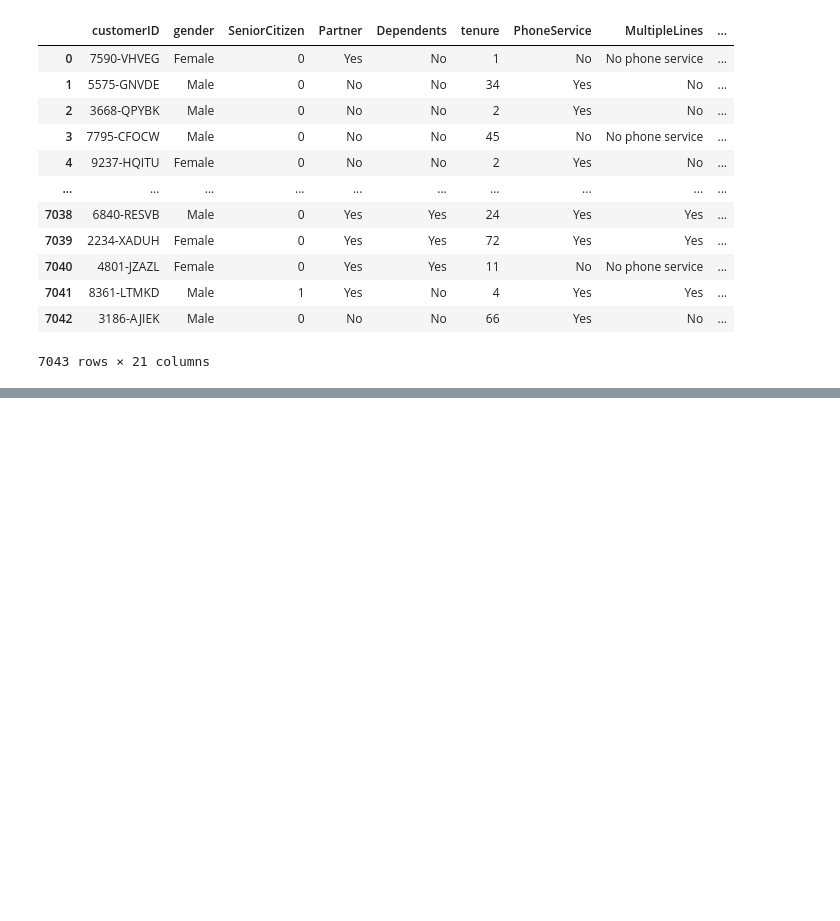
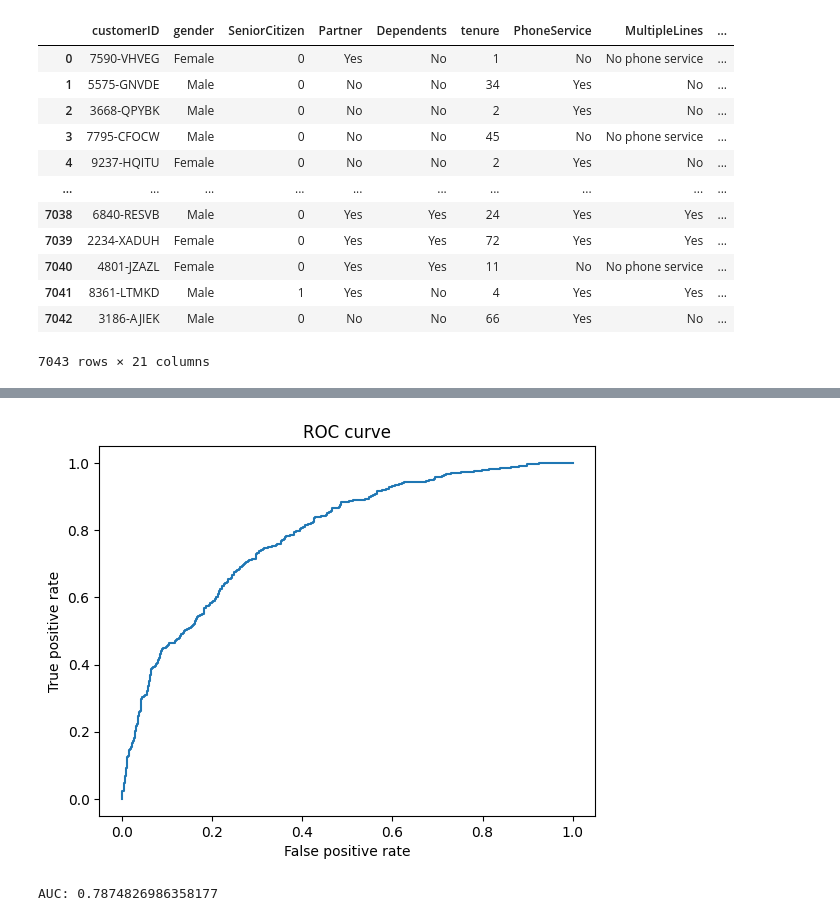
Before and after one commit to sanjayi2000/MachineLearning, a Jupyter notebook: 2348552_Lab5.ipynb, the cells around one changed output, grey strips where cells are left out. Cells and saved outputs as stored; diff of their text form; code cells hidden in the pictures; blank space fills up the shorter version.

```diff
--- a/2348552_Lab5.ipynb
+++ b/2348552_Lab5.ipynb
@@ -28,0 +248,19 @@ data
+# %%
+predicted_probabilities=model.predict_proba(X_test)[:, 1]
+# Calculate the ROC curve
+fpr, tpr, thresholds = roc_curve(true_labels, predicted_probabilities)
+
+# Calculate the AUC
+auc = auc(fpr, tpr)
+
+# Plot the ROC curve
+plt.plot(fpr, tpr)
+plt.xlabel("False positive rate")
+plt.ylabel("True positive rate")
+plt.title("ROC curve")
+plt.show()
+
+print("AUC:", auc)
+# %% [output]
+[figure, added]
+AUC: 0.7874826986358177
```
Also changed, not shown: parts of 24 cells of this notebook.
